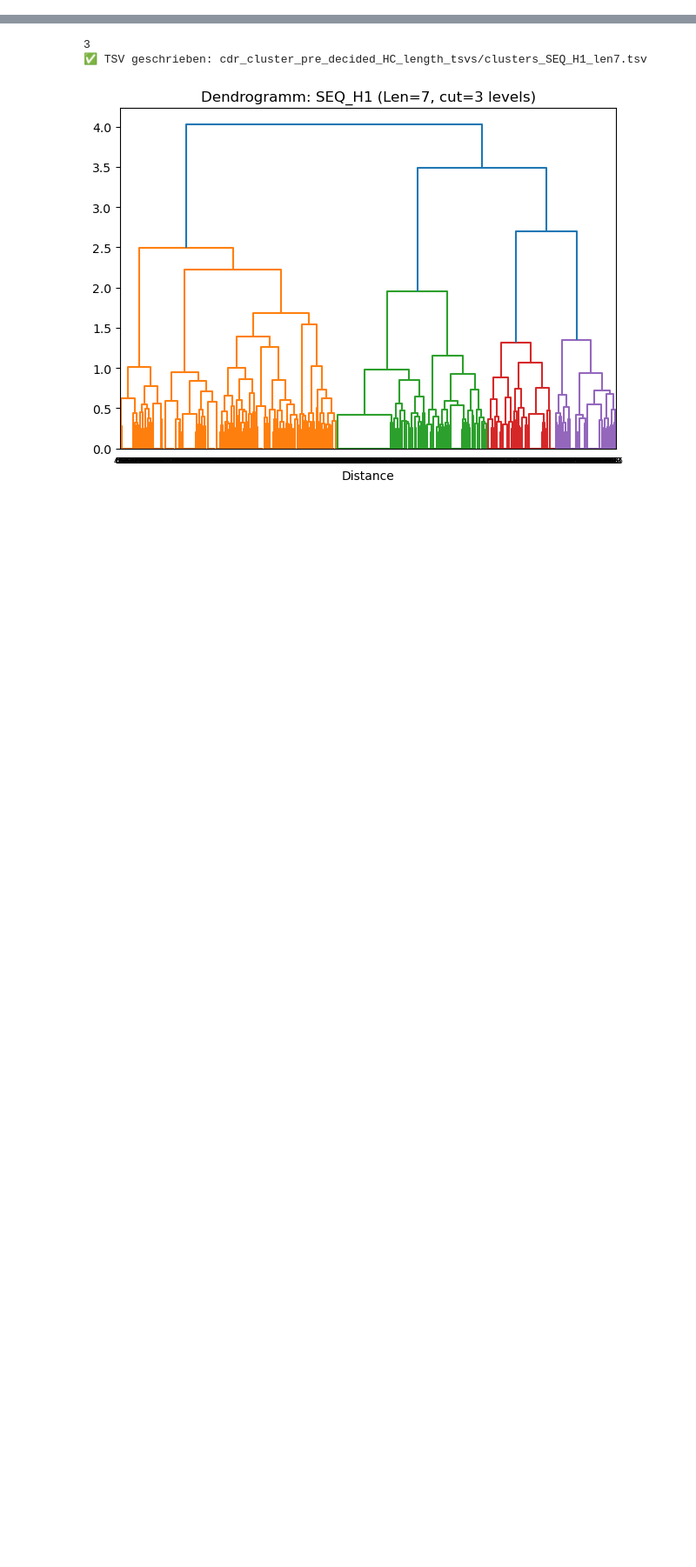
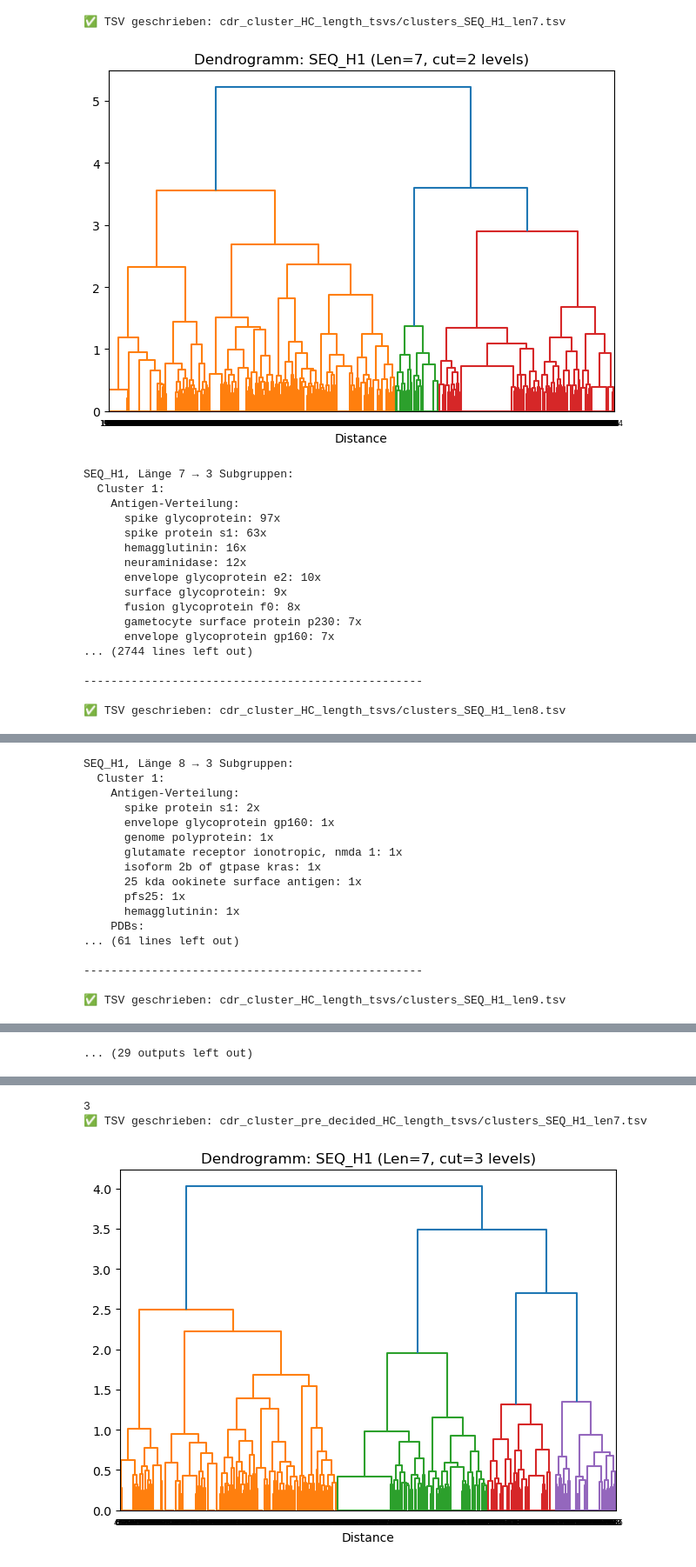
Before and after one commit to datascience-2025-group4/group04-team04, a Jupyter notebook: naiver_ansatz/PCA_Kmeansgroupbylenth_Chi2.ipynb, the cells around one changed output, grey strips where cells are left out. Shown at 87% size. Saved outputs shown, nothing was run; the diff lists cells and outputs as text; code cells hidden in the pictures; blank space fills up the shorter version.

Commit message:
merged clusters mit scalop datei

```diff
--- a/naiver_ansatz/PCA_Kmeansgroupbylenth_Chi2.ipynb
+++ b/naiver_ansatz/PCA_Kmeansgroupbylenth_Chi2.ipynb
@@ -25,8 +25,14 @@ from scipy.cluster.hierarchy import linkage, dendrogram
 import matplotlib.pyplot as plt
 # %%
 #angepasst auf finale datei
-df = pd.read_csv("naiver_ansatz/ab_ag_canonical_forms.csv")
-regions = ['SEQ_H1', 'SEQ_H2', 'SEQ_L1', 'SEQ_L2', 'SEQ_L3']
+seq_regions = ['SEQ_H1', 'SEQ_H2', 'SEQ_L1', 'SEQ_L2', 'SEQ_L3']
+cf_regions = ['CF_H1', 'CF_H2', 'CF_L1', 'CF_L2', 'CF_L3']
+df = (
+    pd.read_csv("data/ab_ag_scalop.tsv", sep="\t")
+    .dropna(subset=seq_regions)
+    .dropna(subset=cf_regions)
+    .drop_duplicates(subset=seq_regions)
+)
 antigen_labels = df["antigen_name"].tolist()
 # %%
 def residue_percentage(sequence):
@@ -297,7 +307,7 @@ for region in regions:
 
     for L in lengths:
         # Subset für die aktuelle Länge
-        sub_df = df[df[region].str.len() == L].reset_index(drop=True)
+        sub_df = df[df[region].str.len() == L].reset_index(drop=True) #drop=True sorgt dafür, dass der alte Index komplett verworfen wird und nicht als zusätzliche Spalte im DataFrame auftaucht
         seqs = sub_df[region].tolist()
         X = np.vstack([aa_freq_vector(s) for s in seqs])
 
@@ -331,14 +341,14 @@ for region in regions:
             cid = color_cluster_map[col]
             leaves_in_cluster = [leaf for leaf, c in leaf_color_map.items() if c == col]
             for leaf_idx in leaves_in_cluster:
-                pdb_id = sub_df.iloc[leaf_idx]['PDB_ID']
+                pdb_id = sub_df.iloc[leaf_idx]['pdb']
                 entries.append((pdb_id, region, L, cid))
 
         # Schreibe TSV für Region und Länge
         tsv_file = f"cdr_cluster_HC_length_tsvs/clusters_{region}_len{L}.tsv"
         with open(tsv_file, 'w', newline='') as f:
             writer = csv.writer(f, delimiter='\t')
-            writer.writerow(["PDB_ID", "CDR", "Length", "Cluster_Label"])
+            writer.writerow(["pdb", "CDR", "Length", "Cluster_Label"])
             writer.writerows(entries)
         print(f"✅ TSV geschrieben: {tsv_file}")
 
@@ -347,32 +357,52 @@ for region in regions:
             Z,
             labels=[str(i) for i in range(len(seqs))],
             color_threshold=threshold,
             leaf_rotation=0,
             leaf_font_size=6
         )
         plt.title(f"Dendrogramm: {region} (Len={L}, cut={levels_down} levels)")
         plt.xlabel("Distance")
         plt.tight_layout()
         plt.show()
 
         # Konsolenausgabe der Cluster-Inhalte
         print(f"\n{region}, Länge {L} → {len(unique_colors)} Subgruppen:")
         for col in unique_colors:
             cid = color_cluster_map[col]
             leaves_in_cluster = [leaf for leaf, c in leaf_color_map.items() if c == col]
             antigens = sub_df.loc[leaves_in_cluster, 'antigen_name']
-            pdbs = sub_df.loc[leaves_in_cluster, 'PDB_ID']
+            pdbs = sub_df.loc[leaves_in_cluster, 'pdb']
             seq_list = sub_df.loc[leaves_in_cluster, region]
 
             counts = Counter(antigens)
             print(f"  Cluster {cid}:")
             print("    Antigen-Verteilung:")
             for ag, cnt in counts.most_common():
                 print(f"      {ag}: {cnt}x")
-            print("    PDB_IDs:")
+            print("    PDBs:")
             for p in pdbs:
                 print(f"      {p}")
             print("    Sequenzen:")
             for s in seq_list:
                 print(f"      {s}")
         print("\n" + "-"*50 + "\n")
+# %% [output]
+✅ TSV geschrieben: cdr_cluster_HC_length_tsvs/clusters_SEQ_H1_len7.tsv
+[figure, added]
+SEQ_H1, Länge 7 → 3 Subgruppen:
+  Cluster 1:
+    Antigen-Verteilung:
+      spike glycoprotein: 97x
+      spike protein s1: 63x
+      hemagglutinin: 16x
+      neuraminidase: 12x
+      envelope glycoprotein e2: 10x
+      surface glycoprotein: 9x
+      fusion glycoprotein f0: 8x
+      gametocyte surface protein p230: 7x
+      envelope glycoprotein gp160: 7x
+... (2744 lines left out)
+
+--------------------------------------------------
+
+✅ TSV geschrieben: cdr_cluster_HC_length_tsvs/clusters_SEQ_H1_len8.tsv
@@ -378,0 +410,17 @@ for region in regions:
+SEQ_H1, Länge 8 → 3 Subgruppen:
+  Cluster 1:
+    Antigen-Verteilung:
+      spike protein s1: 2x
+      envelope glycoprotein gp160: 1x
+      genome polyprotein: 1x
+      glutamate receptor ionotropic, nmda 1: 1x
+      isoform 2b of gtpase kras: 1x
+      25 kda ookinete surface antigen: 1x
+      pfs25: 1x
+      hemagglutinin: 1x
+    PDBs:
+... (61 lines left out)
+
+--------------------------------------------------
+
+✅ TSV geschrieben: cdr_cluster_HC_length_tsvs/clusters_SEQ_H1_len9.tsv
@@ -379,3 +482,4 @@ for region in regions:
+... (29 outputs left out)
 # %%
 import pandas as pd
 import glob
```
Also changed, not shown: parts of 4 cells of this notebook, 5 other files.
